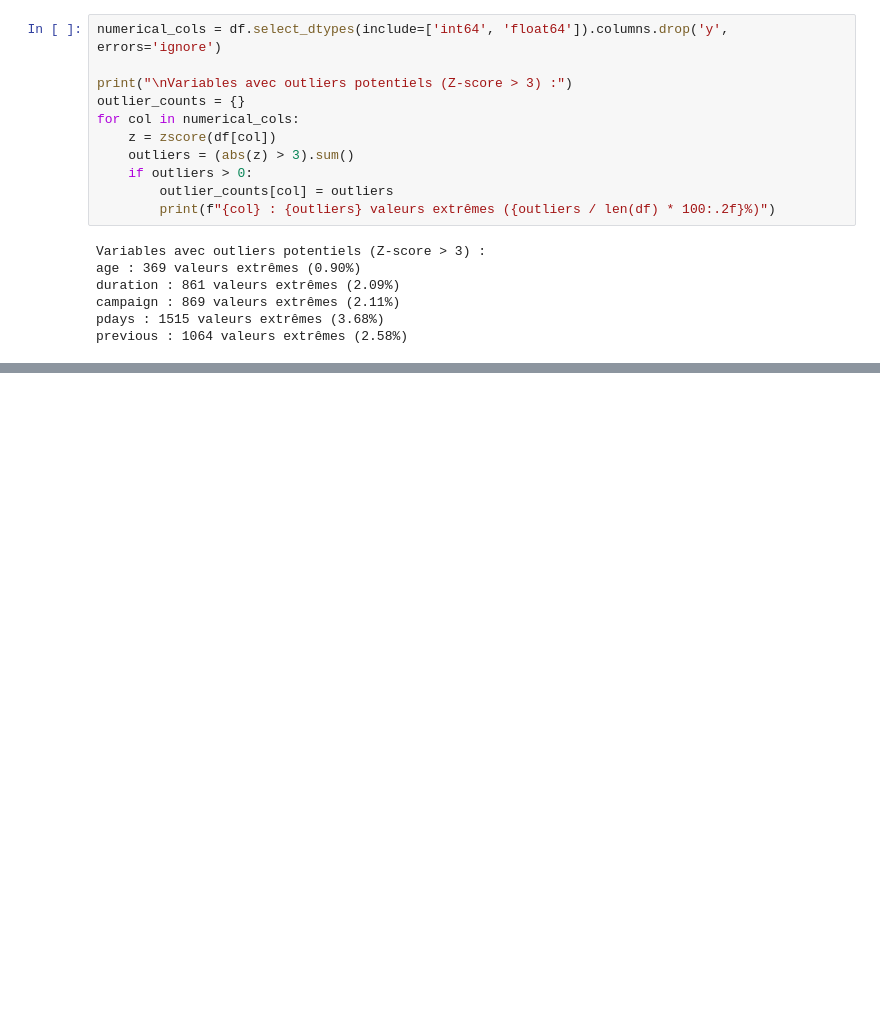
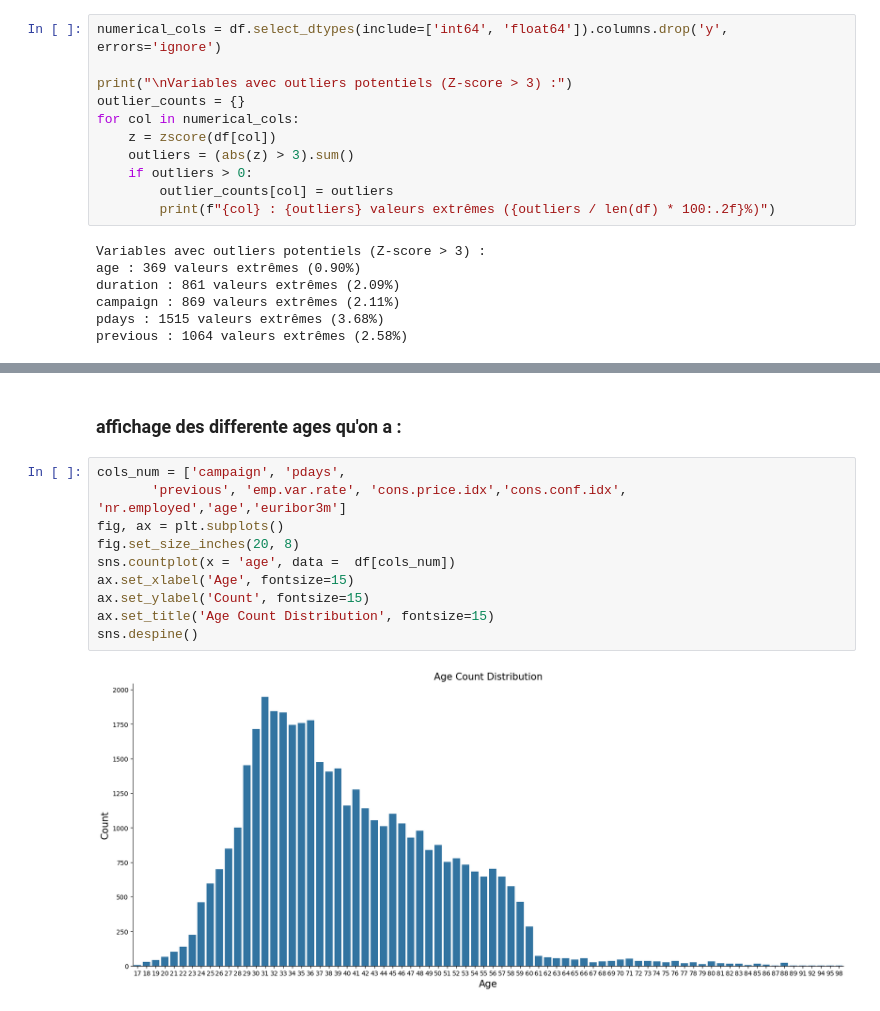
Before and after one commit to saaoudxteer/bank-marketing-project, a Jupyter notebook: bank_marketing_knn_tree.ipynb, the cells around one changed output, grey strips where cells are left out. Saved outputs shown, nothing was run; the diff lists cells and outputs as text; blank space fills up the shorter version.

```diff
--- a/bank_marketing_knn_tree.ipynb
+++ b/bank_marketing_knn_tree.ipynb
@@ -230,0 +227,14 @@ sns.barplot(x='age_group', y='y', data=df)
+# %% [markdown]
+### affichage des differente ages qu'on a :
+# %%
+cols_num = ['campaign', 'pdays',
+       'previous', 'emp.var.rate', 'cons.price.idx','cons.conf.idx', 'nr.employed','age','euribor3m']
+fig, ax = plt.subplots()
+fig.set_size_inches(20, 8)
+sns.countplot(x = 'age', data =  df[cols_num])
+ax.set_xlabel('Age', fontsize=15)
+ax.set_ylabel('Count', fontsize=15)
+ax.set_title('Age Count Distribution', fontsize=15)
+sns.despine()
+# %% [output]
+[figure, added]
```
Also changed, not shown: parts of 75 cells of this notebook, 8 other files.
